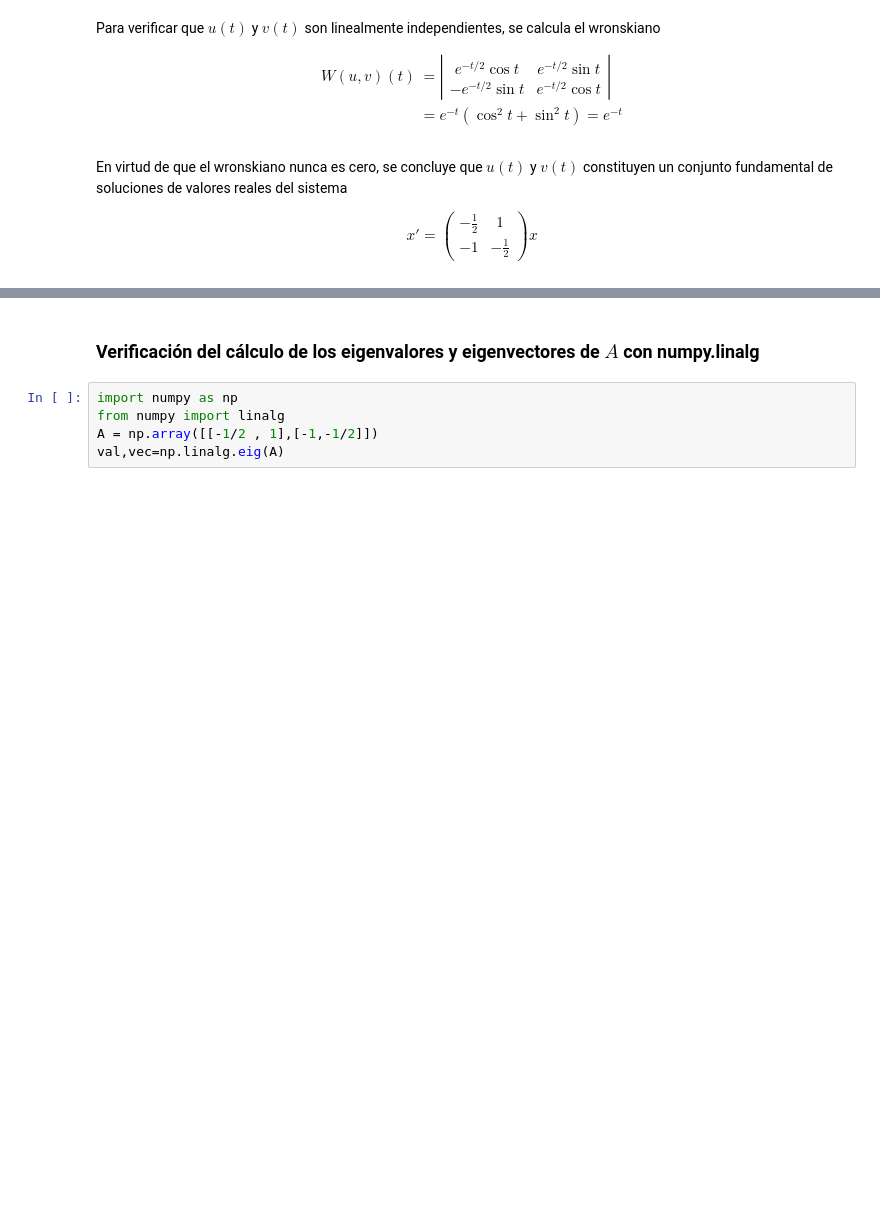
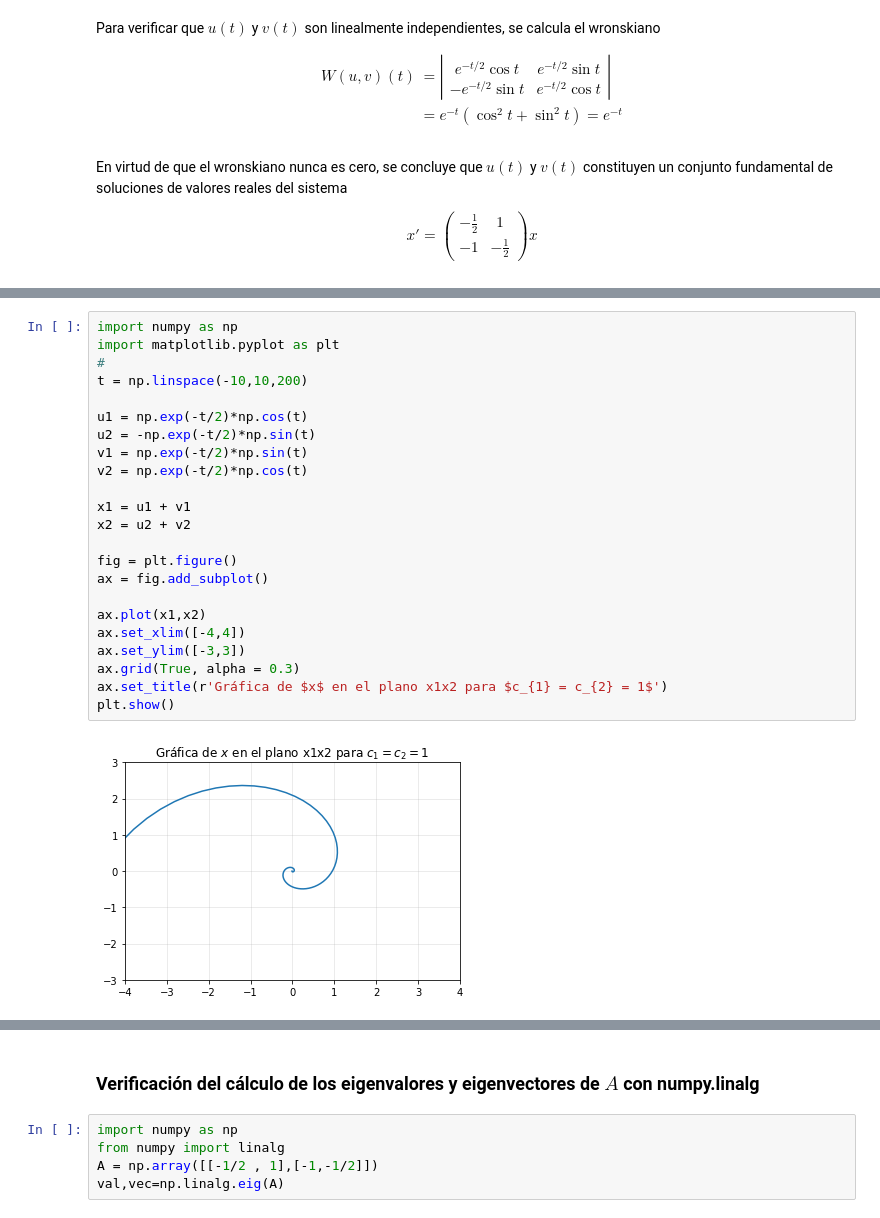
Before and after one commit to marco-canas/edo, a Jupyter notebook: 1_clases/class_10/7_6_eigenvalores_complejos.ipynb, the cells around one changed output, grey strips where cells are left out. Cells and saved outputs as stored; diff of their text form; blank space fills up the shorter version.

```diff
--- a/1_clases/class_10/7_6_eigenvalores_complejos.ipynb
+++ b/1_clases/class_10/7_6_eigenvalores_complejos.ipynb
@@ -158,0 +240,25 @@ $$ x' = \begin{pmatrix}
+# %%
+import numpy as np
+import matplotlib.pyplot as plt
+#
+t = np.linspace(-10,10,200)
+
+u1 = np.exp(-t/2)*np.cos(t)
+u2 = -np.exp(-t/2)*np.sin(t)
+v1 = np.exp(-t/2)*np.sin(t)
+v2 = np.exp(-t/2)*np.cos(t)
+
+x1 = u1 + v1
+x2 = u2 + v2
+
+fig = plt.figure()
+ax = fig.add_subplot()
+
+ax.plot(x1,x2)
+ax.set_xlim([-4,4])
+ax.set_ylim([-3,3])
+ax.grid(True, alpha = 0.3)
+ax.set_title(r'Gráfica de $x$ en el plano x1x2 para $c_{1} = c_{2} = 1$')
+plt.show()
+# %% [output]
+[figure, added]
```
Also changed, not shown: parts of 18 cells of this notebook, 1 other file.
